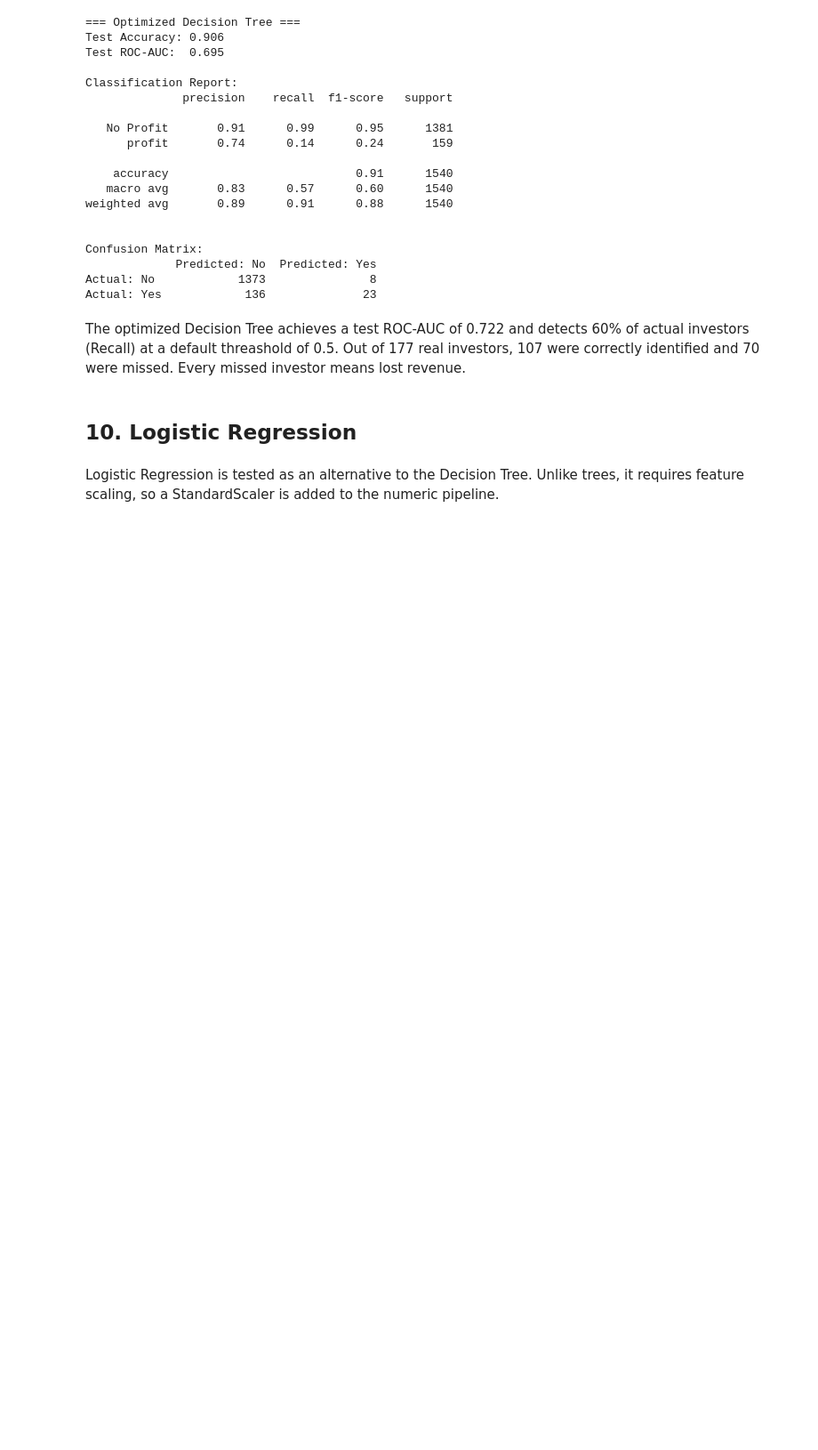
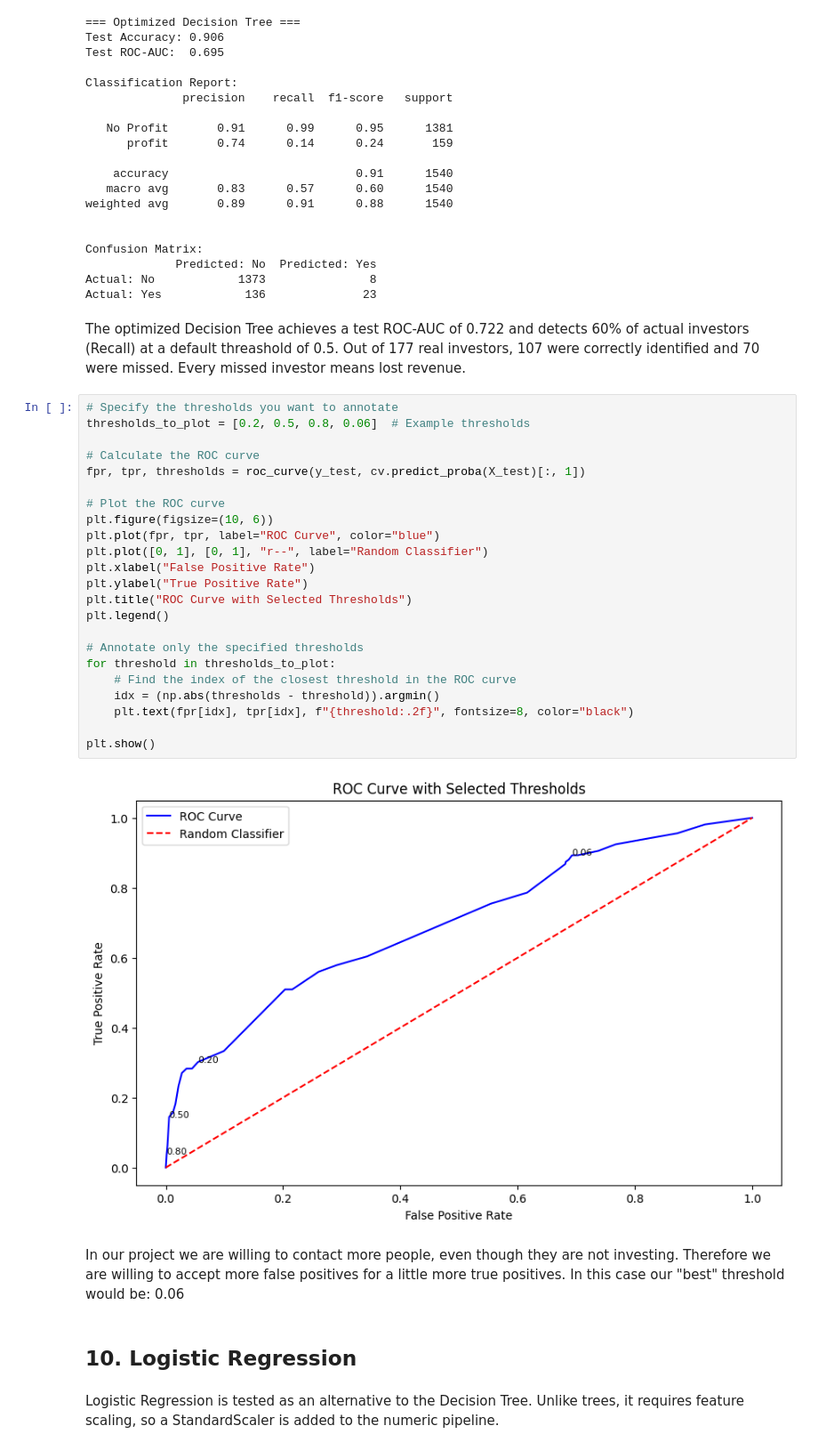
Before and after one commit to sguhring/Project_Catolica, a Jupyter notebook: Delivery_2.ipynb, the cells around one changed output. Shown at 89% size. Cells and saved outputs as stored; diff of their text form; blank space fills up the shorter version.

Commit message:
Added the ROC graph

```diff
--- a/Delivery_2.ipynb
+++ b/Delivery_2.ipynb
@@ -304,6 +305,33 @@ Actual: No            1373               8
 Actual: Yes            136              23
 # %% [markdown]
 The optimized Decision Tree achieves a test ROC-AUC of 0.722 and detects 60% of actual investors (Recall) at a default threashold of 0.5. Out of 177 real investors, 107 were correctly identified and 70 were missed. Every missed investor means lost revenue.
+# %%
+# Specify the thresholds you want to annotate
+thresholds_to_plot = [0.2, 0.5, 0.8, 0.06]  # Example thresholds
+
+# Calculate the ROC curve
+fpr, tpr, thresholds = roc_curve(y_test, cv.predict_proba(X_test)[:, 1])
+
+# Plot the ROC curve
+plt.figure(figsize=(10, 6))
+plt.plot(fpr, tpr, label="ROC Curve", color="blue")
+plt.plot([0, 1], [0, 1], "r--", label="Random Classifier")
+plt.xlabel("False Positive Rate")
+plt.ylabel("True Positive Rate")
+plt.title("ROC Curve with Selected Thresholds")
+plt.legend()
+
+# Annotate only the specified thresholds
+for threshold in thresholds_to_plot:
+    # Find the index of the closest threshold in the ROC curve
+    idx = (np.abs(thresholds - threshold)).argmin()
+    plt.text(fpr[idx], tpr[idx], f"{threshold:.2f}", fontsize=8, color="black")
+
+plt.show()
+# %% [output]
+[figure, added]
+# %% [markdown]
+In our project we are willing to contact more people, even though they are not investing. Therefore we are willing to accept more false positives for a little more true positives. In this case our "best" threshold would be: 0.06
 # %% [markdown]
 ## 10. Logistic Regression
 # %% [markdown]
```
Also changed, not shown: parts of 3 cells of this notebook.
